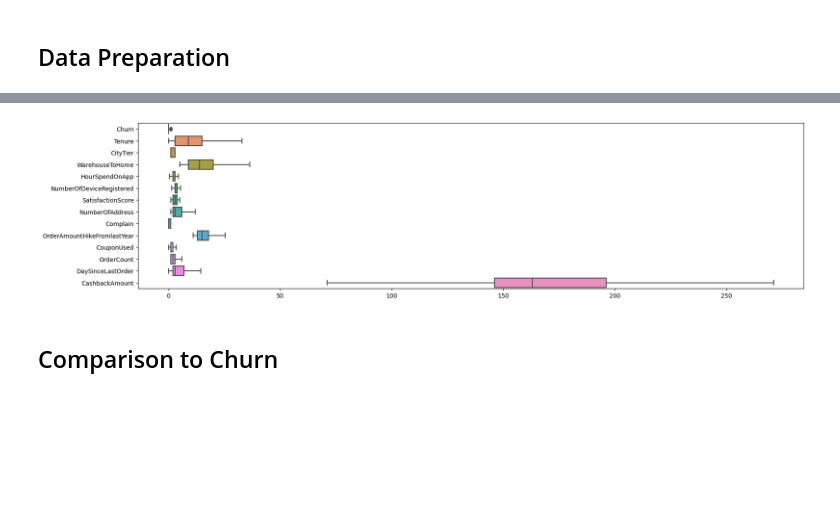
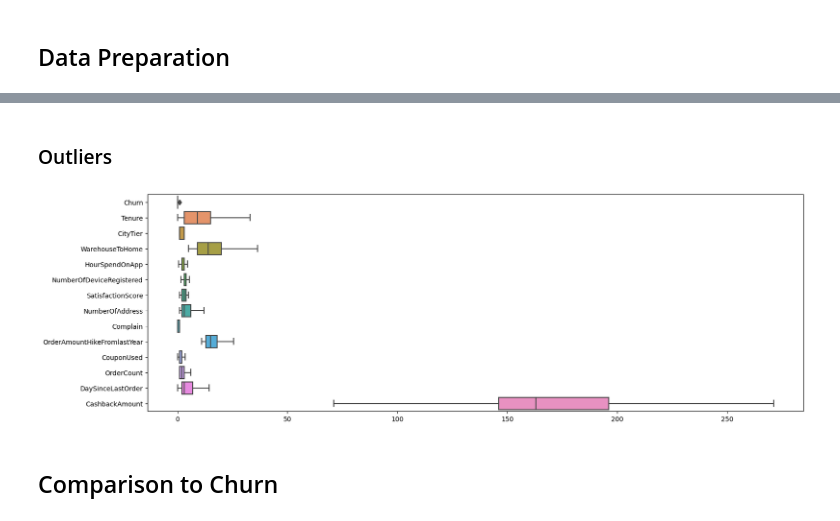
Before and after one commit to straylight77/data-sci-learning, a Jupyter notebook: dat203/final.ipynb, the cells around one changed output, grey strips where cells are left out. Cells and saved outputs as stored; diff of their text form; code cells hidden in the pictures; blank space fills up the shorter version.

```diff
--- a/dat203/final.ipynb
+++ b/dat203/final.ipynb
@@ -187,6 +194,6 @@ plt.show()
 # %%
-df['Churn'] = df['Churn'].astype('object')
-df['CityTier'] = df['CityTier'].astype('object')
-df['Complain'] = df['Complain'].astype('object')
+#df['Churn'] = df['Churn'].astype('object')
+#df['CityTier'] = df['CityTier'].astype('object')
+#df['Complain'] = df['Complain'].astype('object')
 # %%
 df.fillna(df.median(numeric_only=True), inplace=True)
@@ -193,3 +229,5 @@ df.fillna(df.median(numeric_only=True), inplace=True)
+# %% [markdown]
+### Outliers
 # %%
 def outlier_boundry(col):
     sorted(col)
@@ -199,17 +237,18 @@ def outlier_boundry(col):
     ur = Q3+(1.5 * IQR)
     return lr, ur
 # %%
-for column in df.columns:
-    if df[column].dtype != 'object':
-        lr, ur = outlier_boundry(df[column])
-        df[column] = np.where(df[column] > ur, ur, df[column])
-        df[column] = np.where(df[column] < lr, lr, df[column])
+ignore = [ "Churn" ]
+for c in df.columns:
+    if c not in ignore and df[c].dtype != 'object':
+        lr, ur = outlier_boundry(df[c])
+        df[c] = np.where(df[c] > ur, ur, df[c])
+        df[c] = np.where(df[c] < lr, lr, df[c])
 # %%
-plt.figure(figsize=(20,5))
+plt.figure(figsize=(18,6))
 sns.boxplot(data=df, orient="h")
 plt.show()
 # %% [output]
-[figure, old version]
+[figure, new version]
 # %% [markdown]
 ## Comparison to Churn
 # %%
```
Also changed, not shown: parts of 38 cells of this notebook.
